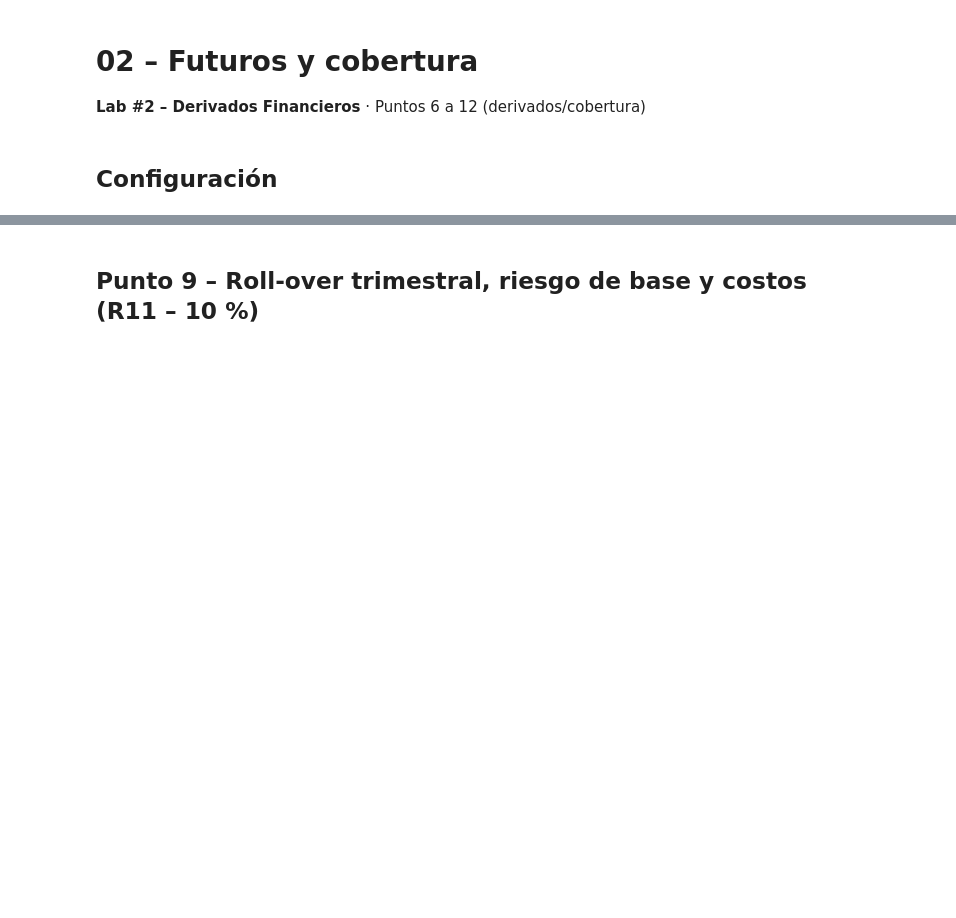
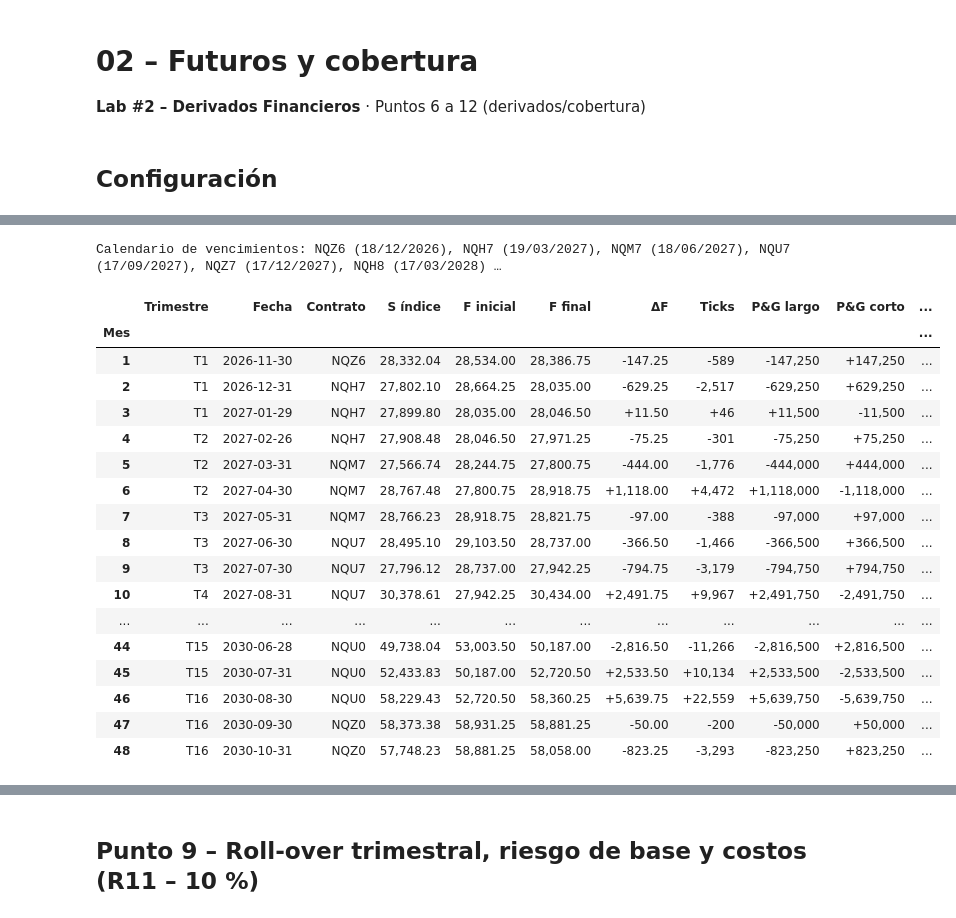
Before and after one commit to Juancho-00/laboratorio-2-derivados, a Jupyter notebook: notebooks/02_futuros_cobertura.ipynb, the cells around one changed output, grey strips where cells are left out. Drawn from its saved outputs; the diff is of its cells as text; code cells hidden in the pictures; blank space fills up the shorter version.

```diff
--- a/notebooks/02_futuros_cobertura.ipynb
+++ b/notebooks/02_futuros_cobertura.ipynb
@@ -18,0 +284,68 @@ PROC = Path("../data/processed")
+# %%
+# 8.1 Calendario de contratos y precio del futuro
+def tercer_viernes(anio, mes):
+    d = pd.Timestamp(anio, mes, 1)
+    return d + pd.Timedelta(days=(4 - d.weekday()) % 7 + 14)   # primer viernes + 2 semanas
+
+letra = {3: "H", 6: "M", 9: "U", 12: "Z"}                      # códigos de mes de CME
+venc = [(f"NQ{letra[m]}{str(a)[-1]}", tercer_viernes(a, m))
+        for a in range(2026, 2031) for m in (3, 6, 9, 12) if tercer_viernes(a, m) > fechas[0]]
+
+def contrato_del_mes(fecha_fin):
+    """Contrato abierto durante el mes que termina en fecha_fin: el primero que vence después de esa fecha."""
+    return next((cod, v) for cod, v in venc if v > fecha_fin)
+
+def precio_futuro(S_t, fecha, vencimiento):
+    """F = S·e^{c(T−t)}, redondeado al tick."""
+    F = S_t * np.exp(c * (vencimiento - fecha).days / 365)
+    return np.round(F / NQ["tick"]) * NQ["tick"]
+
+print("Calendario de vencimientos:", ", ".join(f"{k} ({v:%d/%m/%Y})" for k, v in venc[:6]), "…")
+# %% [output]
+Calendario de vencimientos: NQZ6 (18/12/2026), NQH7 (19/03/2027), NQM7 (18/06/2027), NQU7 (17/09/2027), NQZ7 (17/12/2027), NQH8 (17/03/2028) …
+# %%
+# 8.2 Cuenta de margen mensual por ticks (posición corta, N = 50)
+filas = []
+saldo, mc_ant = VGI0, 0.0                           # el mes 0 arranca con la garantía inicial
+for t in range(1, n_mes + 1):
+    f_ini, f_fin = fechas[t - 1], fechas[t]
+    cod, v = contrato_del_mes(f_fin)                # contrato abierto durante el mes
+    F_ini = precio_futuro(S.iloc[t - 1], f_ini, v)  # precio del contrato al inicio del mes
+    F_fin = precio_futuro(S.iloc[t], f_fin, v)      # precio del contrato al cierre del mes
+    dF    = F_fin - F_ini                           # variación del precio (puntos)
+    ticks = dF / NQ["tick"]                         # n.º de ticks = ΔF / tick
+    pg_largo = ticks * NQ["valor_tick"] * N         # P&G largo = ticks × valor del tick × N
+    pg_corto = -pg_largo                            # P&G corto (nuestra posición)
+    saldo = saldo + mc_ant + pg_corto               # saldo = saldo anterior + reposición anterior + liquidación
+    mc = VGI0 - saldo if saldo < VGM else 0.0       # margin call: se repone hasta VGI0 (Clase 18)
+    filas.append({"Mes": t, "Trimestre": f"T{(t - 1) // 3 + 1}", "Fecha": f_fin.date(), "Contrato": cod,
+                  "S índice": S.iloc[t], "F inicial": F_ini, "F final": F_fin, "ΔF": dF, "Ticks": ticks,
+                  "P&G largo": pg_largo, "P&G corto": pg_corto, "Saldo margen": saldo,
+                  "Margin call": saldo < VGM, "Reposición": mc, "Rend índice": S.iloc[t] / S.iloc[t-1] - 1})
+    mc_ant = mc
+
+cuenta = pd.DataFrame(filas).set_index("Mes")
+cuenta.to_csv(PROC / "cuenta_margen_mensual.csv")
+pd.set_option("display.max_rows", 60)
+cuenta.style.format({"S índice": "{:,.2f}", "F inicial": "{:,.2f}", "F final": "{:,.2f}", "ΔF": "{:+,.2f}",
+                     "Ticks": "{:+,.0f}", "P&G largo": "{:+,.0f}", "P&G corto": "{:+,.0f}",
+                     "Saldo margen": "{:,.0f}", "Reposición": "{:,.0f}", "Rend índice": "{:+.2%}"})
+# %% [output]
+|  | Trimestre | Fecha | Contrato | S índice | F inicial | F final | ΔF | Ticks | P&G largo | P&G corto | ... |
+| Mes |  |  |  |  |  |  |  |  |  |  | ... |
+| 1 | T1 | 2026-11-30 | NQZ6 | 28,332.04 | 28,534.00 | 28,386.75 | -147.25 | -589 | -147,250 | +147,250 | ... |
+| 2 | T1 | 2026-12-31 | NQH7 | 27,802.10 | 28,664.25 | 28,035.00 | -629.25 | -2,517 | -629,250 | +629,250 | ... |
+| 3 | T1 | 2027-01-29 | NQH7 | 27,899.80 | 28,035.00 | 28,046.50 | +11.50 | +46 | +11,500 | -11,500 | ... |
+| 4 | T2 | 2027-02-26 | NQH7 | 27,908.48 | 28,046.50 | 27,971.25 | -75.25 | -301 | -75,250 | +75,250 | ... |
+| 5 | T2 | 2027-03-31 | NQM7 | 27,566.74 | 28,244.75 | 27,800.75 | -444.00 | -1,776 | -444,000 | +444,000 | ... |
+| 6 | T2 | 2027-04-30 | NQM7 | 28,767.48 | 27,800.75 | 28,918.75 | +1,118.00 | +4,472 | +1,118,000 | -1,118,000 | ... |
+| 7 | T3 | 2027-05-31 | NQM7 | 28,766.23 | 28,918.75 | 28,821.75 | -97.00 | -388 | -97,000 | +97,000 | ... |
+| 8 | T3 | 2027-06-30 | NQU7 | 28,495.10 | 29,103.50 | 28,737.00 | -366.50 | -1,466 | -366,500 | +366,500 | ... |
+| 9 | T3 | 2027-07-30 | NQU7 | 27,796.12 | 28,737.00 | 27,942.25 | -794.75 | -3,179 | -794,750 | +794,750 | ... |
+| 10 | T4 | 2027-08-31 | NQU7 | 30,378.61 | 27,942.25 | 30,434.00 | +2,491.75 | +9,967 | +2,491,750 | -2,491,750 | ... |
+| ... | ... | ... | ... | ... | ... | ... | ... | ... | ... | ... | ... |
+| 44 | T15 | 2030-06-28 | NQU0 | 49,738.04 | 53,003.50 | 50,187.00 | -2,816.50 | -11,266 | -2,816,500 | +2,816,500 | ... |
+| 45 | T15 | 2030-07-31 | NQU0 | 52,433.83 | 50,187.00 | 52,720.50 | +2,533.50 | +10,134 | +2,533,500 | -2,533,500 | ... |
+| 46 | T16 | 2030-08-30 | NQU0 | 58,229.43 | 52,720.50 | 58,360.25 | +5,639.75 | +22,559 | +5,639,750 | -5,639,750 | ... |
+| 47 | T16 | 2030-09-30 | NQZ0 | 58,373.38 | 58,931.25 | 58,881.25 | -50.00 | -200 | -50,000 | +50,000 | ... |
+| 48 | T16 | 2030-10-31 | NQZ0 | 57,748.23 | 58,881.25 | 58,058.00 | -823.25 | -3,293 | -823,250 | +823,250 | ... |
```
Also changed, not shown: parts of 19 cells of this notebook, 12 other files.
